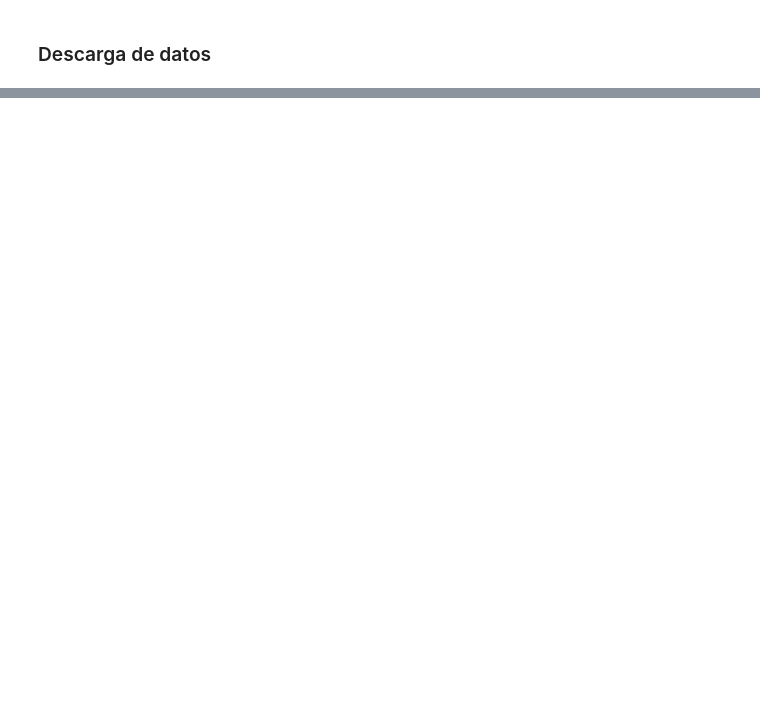
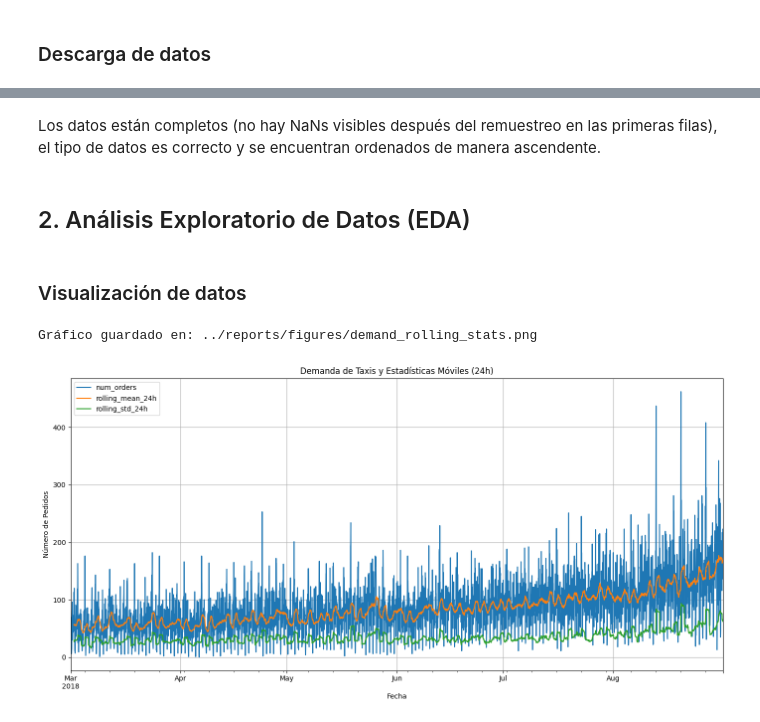
Before and after one commit to jcardosorios/tripleten_13_ML_temporal_series, a Jupyter notebook: notebook/1.0-exploracion-inicial-demanda.ipynb, the cells around one changed output, grey strips where cells are left out. Drawn from its saved outputs; the diff is of its cells as text; code cells hidden in the pictures; blank space fills up the shorter version.

```diff
--- a/notebook/1.0-exploracion-inicial-demanda.ipynb
+++ b/notebook/1.0-exploracion-inicial-demanda.ipynb
@@ -675,0 +32,4 @@ plt.show()
+# %%
+url_dataset = 'https://practicum-content.s3.us-west-1.amazonaws.com/datasets/taxi.csv'
+raw_data_path = '../data/raw/taxi.csv'
+processed_data_path = '../data/processed/resampled_taxi_data.parquet'
@@ -675,0 +44,4 @@ plt.show()
+# %%
+# Carga y remuestreo del DataFrame
+# Esta función también verifica que el índice esté ordenado y guarda los datos remuestreados
+df_resampled = load_and_resample_taxi_data(raw_data_path, processed_data_path)
@@ -675,0 +85,21 @@ plt.show()
+# %% [markdown]
+Los datos están completos (no hay NaNs visibles después del remuestreo en las primeras filas), el tipo de datos es correcto y se encuentran ordenados de manera ascendente.
+# %% [markdown]
+## 2. Análisis Exploratorio de Datos (EDA)
+# %%
+data_eda = df_resampled.copy()
+# %% [markdown]
+### Visualización de datos
+# %%
+data_eda['rolling_mean_24h'] = data_eda['num_orders'].rolling(24).mean()
+data_eda['rolling_std_24h'] = data_eda['num_orders'].rolling(24).std()
+
+plot_time_series(
+    data_eda[['num_orders', 'rolling_mean_24h', 'rolling_std_24h']],
+    title='Demanda de Taxis y Estadísticas Móviles (24h)',
+    ylabel='Número de Pedidos',
+    save_path='../reports/figures/demand_rolling_stats.png'
+)
+# %% [output]
+Gráfico guardado en: ../reports/figures/demand_rolling_stats.png
+[figure, added]
```
Also changed, not shown: parts of 108 cells of this notebook, 14 other files.
